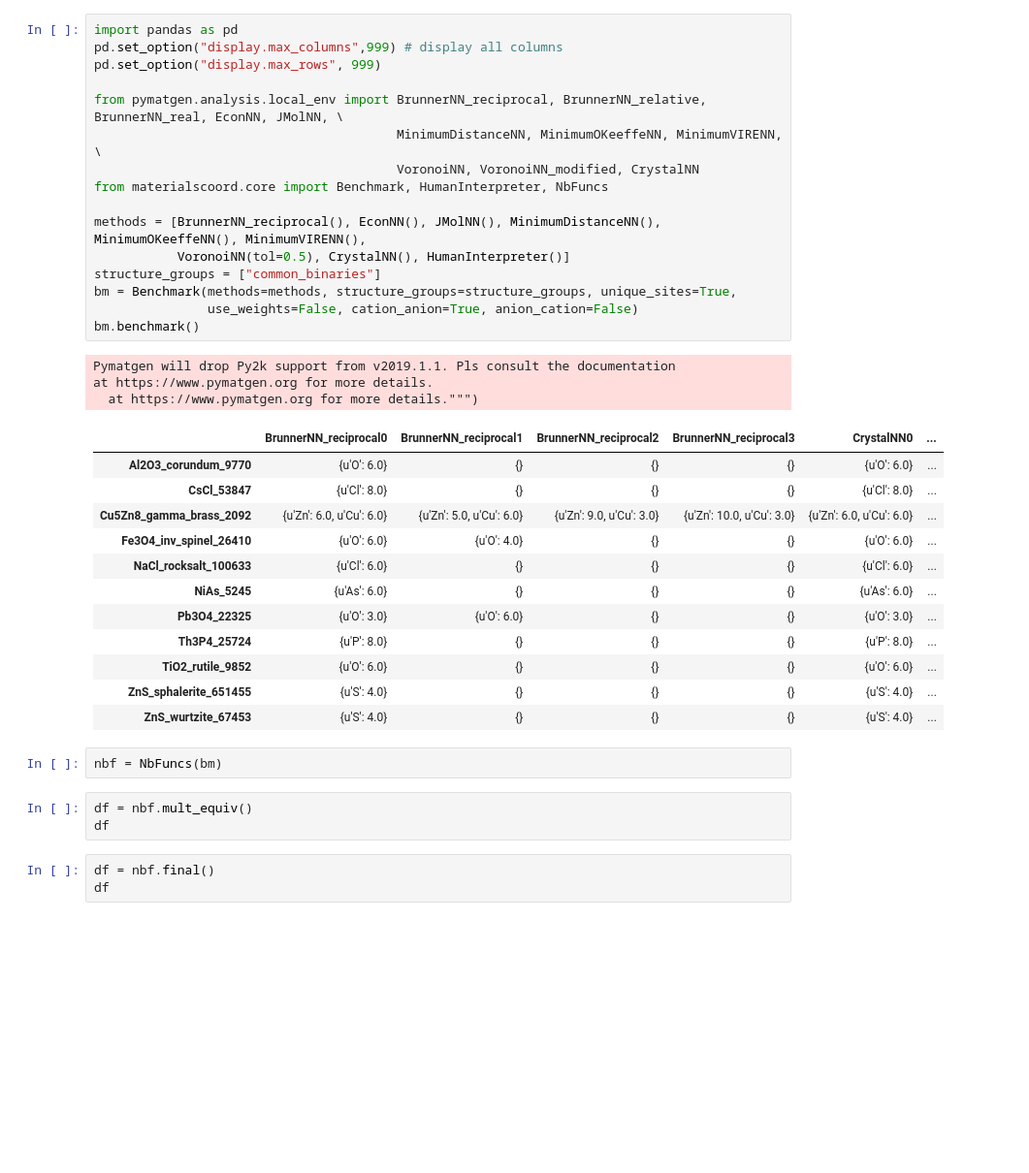
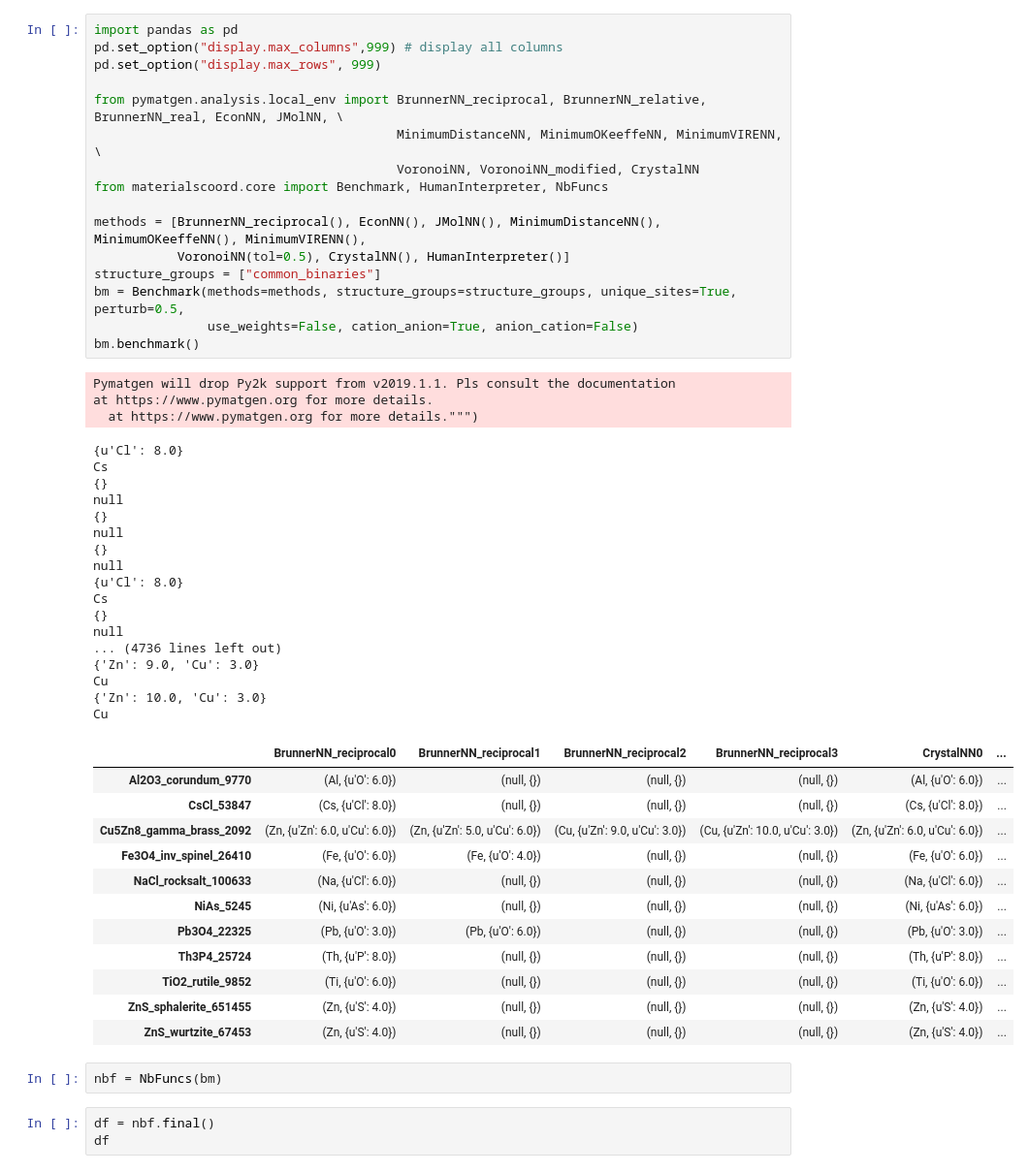
Before and after one commit to hackingmaterials/materials-coord, a Jupyter notebook: examples/common_binaries_cation_anion.ipynb, the cells around one changed output. Shown: that part at 97% size. Saved outputs shown, nothing was run; the diff lists cells and outputs as text; blank space fills up the shorter version.

Commit message:
fixed bug in for benchmark.report

```diff
--- a/examples/common_binaries_cation_anion.ipynb
+++ b/examples/common_binaries_cation_anion.ipynb
@@ -1,40 +1,54 @@
 # %%
 import pandas as pd
 pd.set_option("display.max_columns",999) # display all columns
 pd.set_option("display.max_rows", 999)
 
 from pymatgen.analysis.local_env import BrunnerNN_reciprocal, BrunnerNN_relative, BrunnerNN_real, EconNN, JMolNN, \
                                         MinimumDistanceNN, MinimumOKeeffeNN, MinimumVIRENN, \
                                         VoronoiNN, VoronoiNN_modified, CrystalNN
 from materialscoord.core import Benchmark, HumanInterpreter, NbFuncs
 
 methods = [BrunnerNN_reciprocal(), EconNN(), JMolNN(), MinimumDistanceNN(), MinimumOKeeffeNN(), MinimumVIRENN(),
            VoronoiNN(tol=0.5), CrystalNN(), HumanInterpreter()]
 structure_groups = ["common_binaries"]
-bm = Benchmark(methods=methods, structure_groups=structure_groups, unique_sites=True,
+bm = Benchmark(methods=methods, structure_groups=structure_groups, unique_sites=True, perturb=0.5,
                use_weights=False, cation_anion=True, anion_cation=False)
 bm.benchmark()
 # %% [output]
 Pymatgen will drop Py2k support from v2019.1.1. Pls consult the documentation
 at https://www.pymatgen.org for more details.
   at https://www.pymatgen.org for more details.""")
+{u'Cl': 8.0}
+Cs
+{}
+null
+{}
+null
+{}
+null
+{u'Cl': 8.0}
+Cs
+{}
+null
+... (4736 lines left out)
+{'Zn': 9.0, 'Cu': 3.0}
+Cu
+{'Zn': 10.0, 'Cu': 3.0}
+Cu
 |  | BrunnerNN_reciprocal0 | BrunnerNN_reciprocal1 | BrunnerNN_reciprocal2 | BrunnerNN_reciprocal3 | CrystalNN0 | ... |
-| Al2O3_corundum_9770 | {u'O': 6.0} | {} | {} | {} | {u'O': 6.0} | ... |
-| CsCl_53847 | {u'Cl': 8.0} | {} | {} | {} | {u'Cl': 8.0} | ... |
-| Cu5Zn8_gamma_brass_2092 | {u'Zn': 6.0, u'Cu': 6.0} | {u'Zn': 5.0, u'Cu': 6.0} | {u'Zn': 9.0, u'Cu': 3.0} | {u'Zn': 10.0, u'Cu': 3.0} | {u'Zn': 6.0, u'Cu': 6.0} | ... |
-| Fe3O4_inv_spinel_26410 | {u'O': 6.0} | {u'O': 4.0} | {} | {} | {u'O': 6.0} | ... |
-| NaCl_rocksalt_100633 | {u'Cl': 6.0} | {} | {} | {} | {u'Cl': 6.0} | ... |
-| NiAs_5245 | {u'As': 6.0} | {} | {} | {} | {u'As': 6.0} | ... |
-| Pb3O4_22325 | {u'O': 3.0} | {u'O': 6.0} | {} | {} | {u'O': 3.0} | ... |
-| Th3P4_25724 | {u'P': 8.0} | {} | {} | {} | {u'P': 8.0} | ... |
-| TiO2_rutile_9852 | {u'O': 6.0} | {} | {} | {} | {u'O': 6.0} | ... |
-| ZnS_sphalerite_651455 | {u'S': 4.0} | {} | {} | {} | {u'S': 4.0} | ... |
-| ZnS_wurtzite_67453 | {u'S': 4.0} | {} | {} | {} | {u'S': 4.0} | ... |
+| Al2O3_corundum_9770 | (Al, {u'O': 6.0}) | (null, {}) | (null, {}) | (null, {}) | (Al, {u'O': 6.0}) | ... |
+| CsCl_53847 | (Cs, {u'Cl': 8.0}) | (null, {}) | (null, {}) | (null, {}) | (Cs, {u'Cl': 8.0}) | ... |
+| Cu5Zn8_gamma_brass_2092 | (Zn, {u'Zn': 6.0, u'Cu': 6.0}) | (Zn, {u'Zn': 5.0, u'Cu': 6.0}) | (Cu, {u'Zn': 9.0, u'Cu': 3.0}) | (Cu, {u'Zn': 10.0, u'Cu': 3.0}) | (Zn, {u'Zn': 6.0, u'Cu': 6.0}) | ... |
+| Fe3O4_inv_spinel_26410 | (Fe, {u'O': 6.0}) | (Fe, {u'O': 4.0}) | (null, {}) | (null, {}) | (Fe, {u'O': 6.0}) | ... |
+| NaCl_rocksalt_100633 | (Na, {u'Cl': 6.0}) | (null, {}) | (null, {}) | (null, {}) | (Na, {u'Cl': 6.0}) | ... |
+| NiAs_5245 | (Ni, {u'As': 6.0}) | (null, {}) | (null, {}) | (null, {}) | (Ni, {u'As': 6.0}) | ... |
+| Pb3O4_22325 | (Pb, {u'O': 3.0}) | (Pb, {u'O': 6.0}) | (null, {}) | (null, {}) | (Pb, {u'O': 3.0}) | ... |
+| Th3P4_25724 | (Th, {u'P': 8.0}) | (null, {}) | (null, {}) | (null, {}) | (Th, {u'P': 8.0}) | ... |
+| TiO2_rutile_9852 | (Ti, {u'O': 6.0}) | (null, {}) | (null, {}) | (null, {}) | (Ti, {u'O': 6.0}) | ... |
+| ZnS_sphalerite_651455 | (Zn, {u'S': 4.0}) | (null, {}) | (null, {}) | (null, {}) | (Zn, {u'S': 4.0}) | ... |
+| ZnS_wurtzite_67453 | (Zn, {u'S': 4.0}) | (null, {}) | (null, {}) | (null, {}) | (Zn, {u'S': 4.0}) | ... |
 # %%
 nbf = NbFuncs(bm)
-# %%
-df = nbf.mult_equiv()
-df
 # %%
 df = nbf.final()
 df
```
Also changed, not shown: 6 other files.
